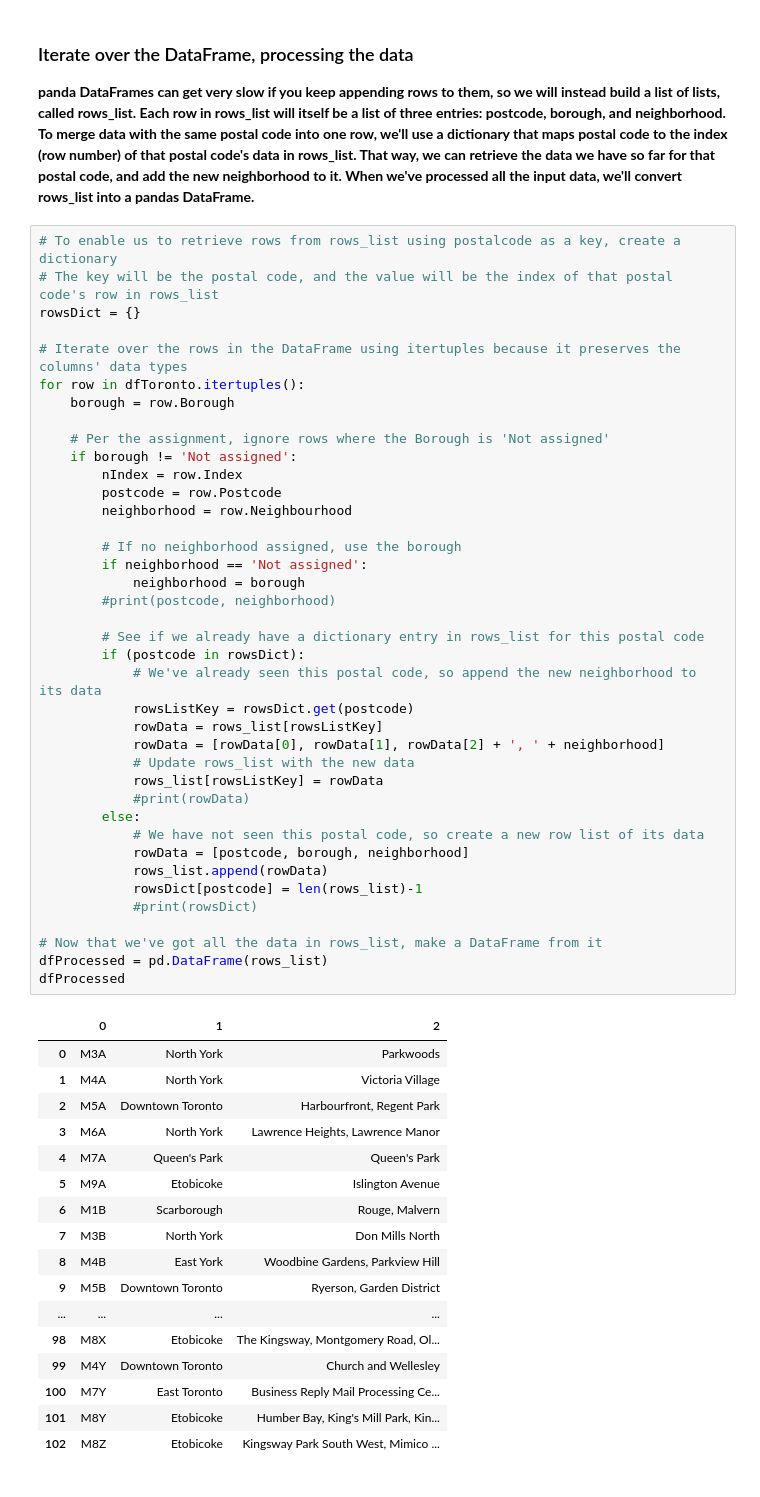
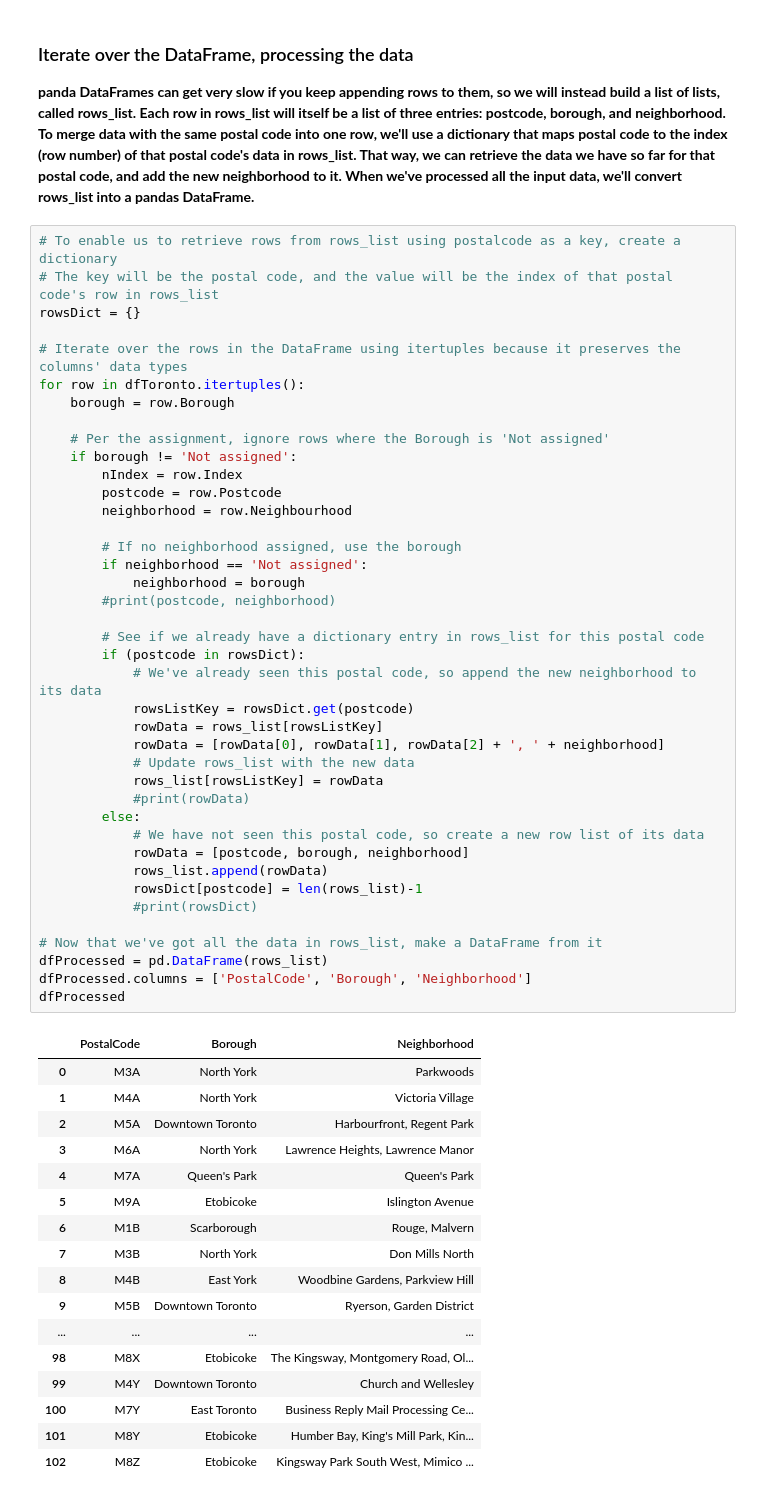
Before and after one commit to jimcole23/TorontoNeighborhoods, a Jupyter notebook: Toronto Neighborhoods Part 2.ipynb, the cells around one changed output. Cells and saved outputs as stored; diff of their text form.

```diff
--- a/Toronto Neighborhoods Part 2.ipynb
+++ b/Toronto Neighborhoods Part 2.ipynb
@@ -69,34 +71,35 @@ for row in dfToronto.itertuples():
     if borough != 'Not assigned':
         nIndex = row.Index
         postcode = row.Postcode
         neighborhood = row.Neighbourhood
 
         # If no neighborhood assigned, use the borough
         if neighborhood == 'Not assigned':
             neighborhood = borough
         #print(postcode, neighborhood)
 
         # See if we already have a dictionary entry in rows_list for this postal code
         if (postcode in rowsDict):
             # We've already seen this postal code, so append the new neighborhood to its data
             rowsListKey = rowsDict.get(postcode)
             rowData = rows_list[rowsListKey]
             rowData = [rowData[0], rowData[1], rowData[2] + ', ' + neighborhood]
             # Update rows_list with the new data
             rows_list[rowsListKey] = rowData
             #print(rowData)
         else:
             # We have not seen this postal code, so create a new row list of its data
             rowData = [postcode, borough, neighborhood]
             rows_list.append(rowData)
             rowsDict[postcode] = len(rows_list)-1
             #print(rowsDict)
 
 # Now that we've got all the data in rows_list, make a DataFrame from it
 dfProcessed = pd.DataFrame(rows_list)
+dfProcessed.columns = ['PostalCode', 'Borough', 'Neighborhood']
 dfProcessed
 # %% [output]
-|  | 0 | 1 | 2 |
+|  | PostalCode | Borough | Neighborhood |
 | 0 | M3A | North York | Parkwoods |
 | 1 | M4A | North York | Victoria Village |
 | 2 | M5A | Downtown Toronto | Harbourfront, Regent Park |
```
Also changed, not shown: parts of 6 cells of this notebook.
